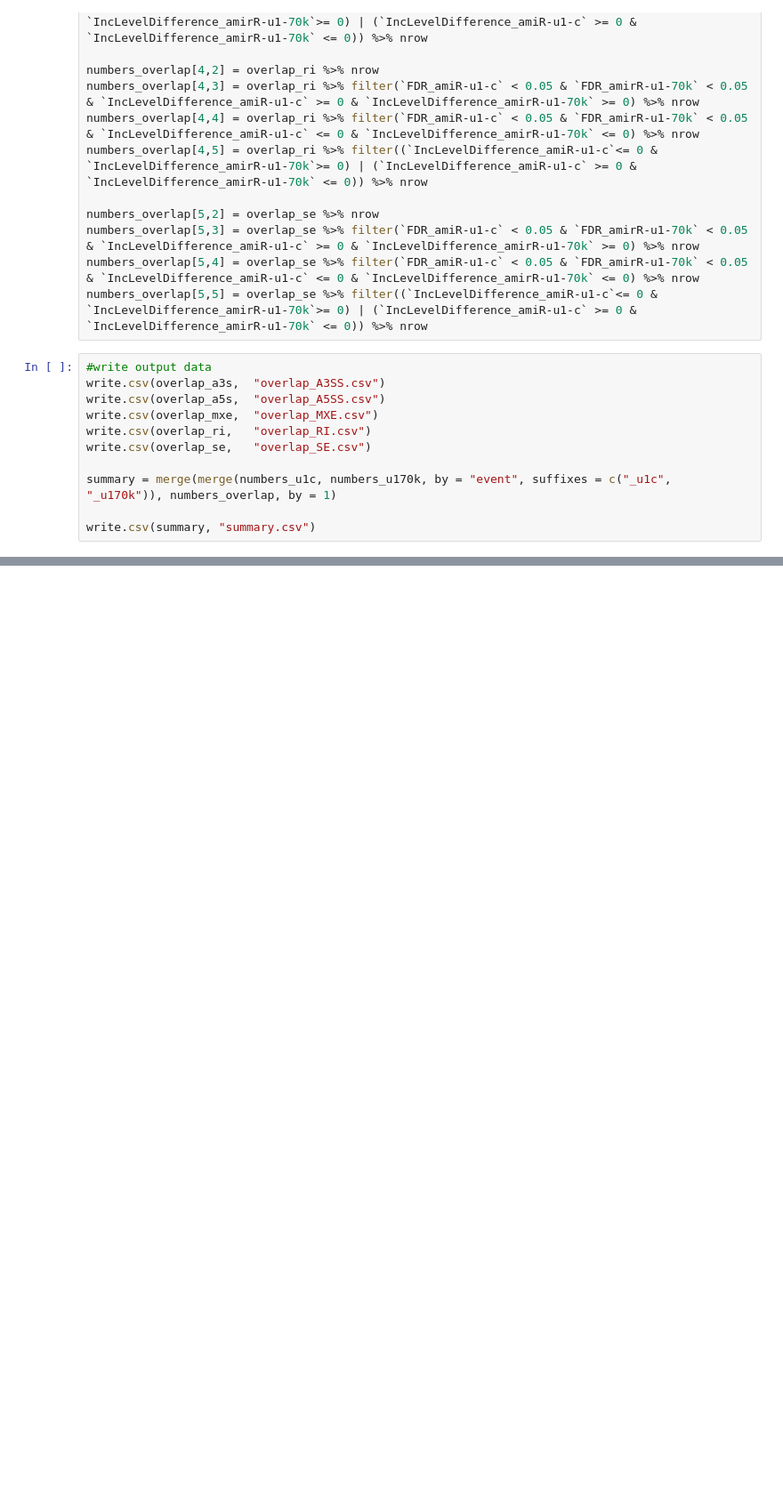
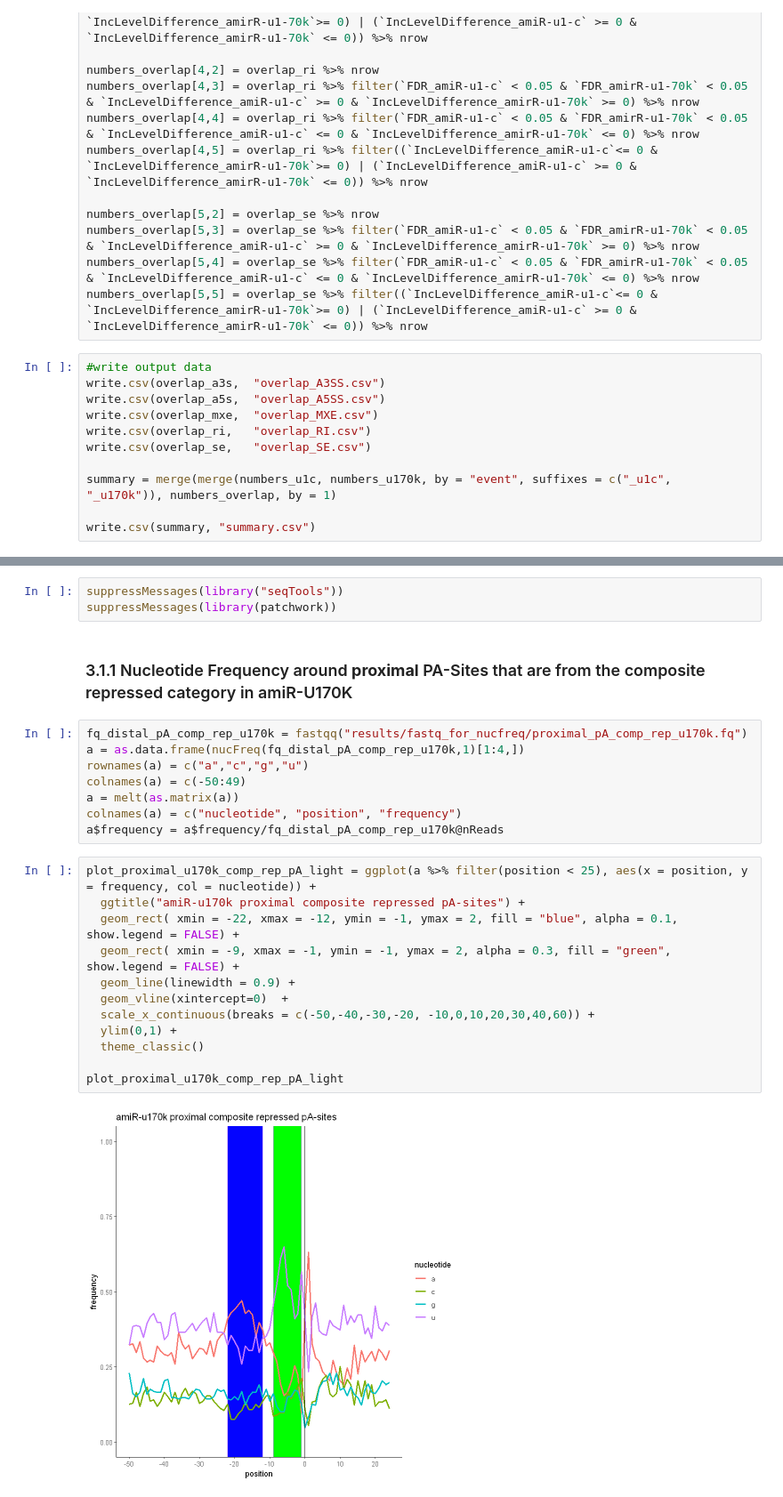
Before and after one commit to WeberJoachim/Mangilet_et_al_2023, a Jupyter notebook: shortread_RNAseq/Differential_gene_expression_and_alternative_splicing_analysis.ipynb, the cells around one changed output, grey strips where cells are left out. Shown at 89% size. Saved outputs shown, nothing was run; the diff lists cells and outputs as text; blank space fills up the shorter version.

Commit message:
add nucleotide frequency plots, and overlaps between DEGs, splicing events and APA factors

```diff
--- a/shortread_RNAseq/Differential_gene_expression_and_alternative_splicing_analysis.ipynb
+++ b/shortread_RNAseq/Differential_gene_expression_and_alternative_splicing_analysis.ipynb
@@ -278,0 +269,27 @@ write.csv(summary, "summary.csv")
+# %%
+suppressMessages(library("seqTools"))
+suppressMessages(library(patchwork))
+# %% [markdown]
+### 3.1.1 Nucleotide Frequency around **proximal** PA-Sites that are from the composite repressed category in amiR-U170K
+# %%
+fq_distal_pA_comp_rep_u170k = fastqq("results/fastq_for_nucfreq/proximal_pA_comp_rep_u170k.fq")
+a = as.data.frame(nucFreq(fq_distal_pA_comp_rep_u170k,1)[1:4,])
+rownames(a) = c("a","c","g","u")
+colnames(a) = c(-50:49)
+a = melt(as.matrix(a))
+colnames(a) = c("nucleotide", "position", "frequency")
+a$frequency = a$frequency/fq_distal_pA_comp_rep_u170k@nReads
+# %%
+plot_proximal_u170k_comp_rep_pA_light = ggplot(a %>% filter(position < 25), aes(x = position, y = frequency, col = nucleotide)) +
+  ggtitle("amiR-u170k proximal composite repressed pA-sites") +
+  geom_rect( xmin = -22, xmax = -12, ymin = -1, ymax = 2, fill = "blue", alpha = 0.1, show.legend = FALSE) +
+  geom_rect( xmin = -9, xmax = -1, ymin = -1, ymax = 2, alpha = 0.3, fill = "green", show.legend = FALSE) +
+  geom_line(linewidth = 0.9) +
+  geom_vline(xintercept=0)  +
+  scale_x_continuous(breaks = c(-50,-40,-30,-20, -10,0,10,20,30,40,60)) +
+  ylim(0,1) +
+  theme_classic()
+
+plot_proximal_u170k_comp_rep_pA_light
+# %% [output]
+[figure, added]
```
Also changed, not shown: parts of 32 cells of this notebook, 1 other file.
